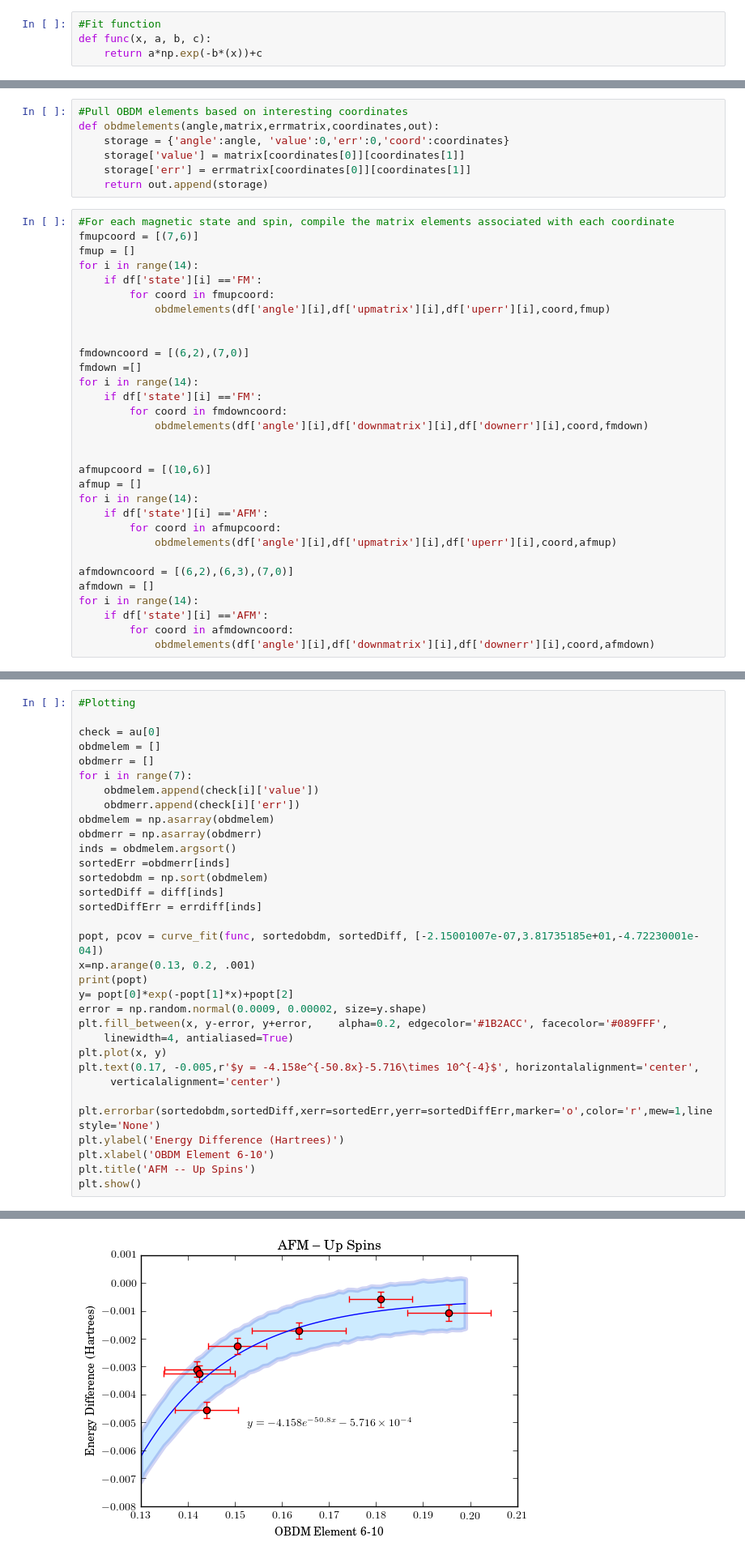
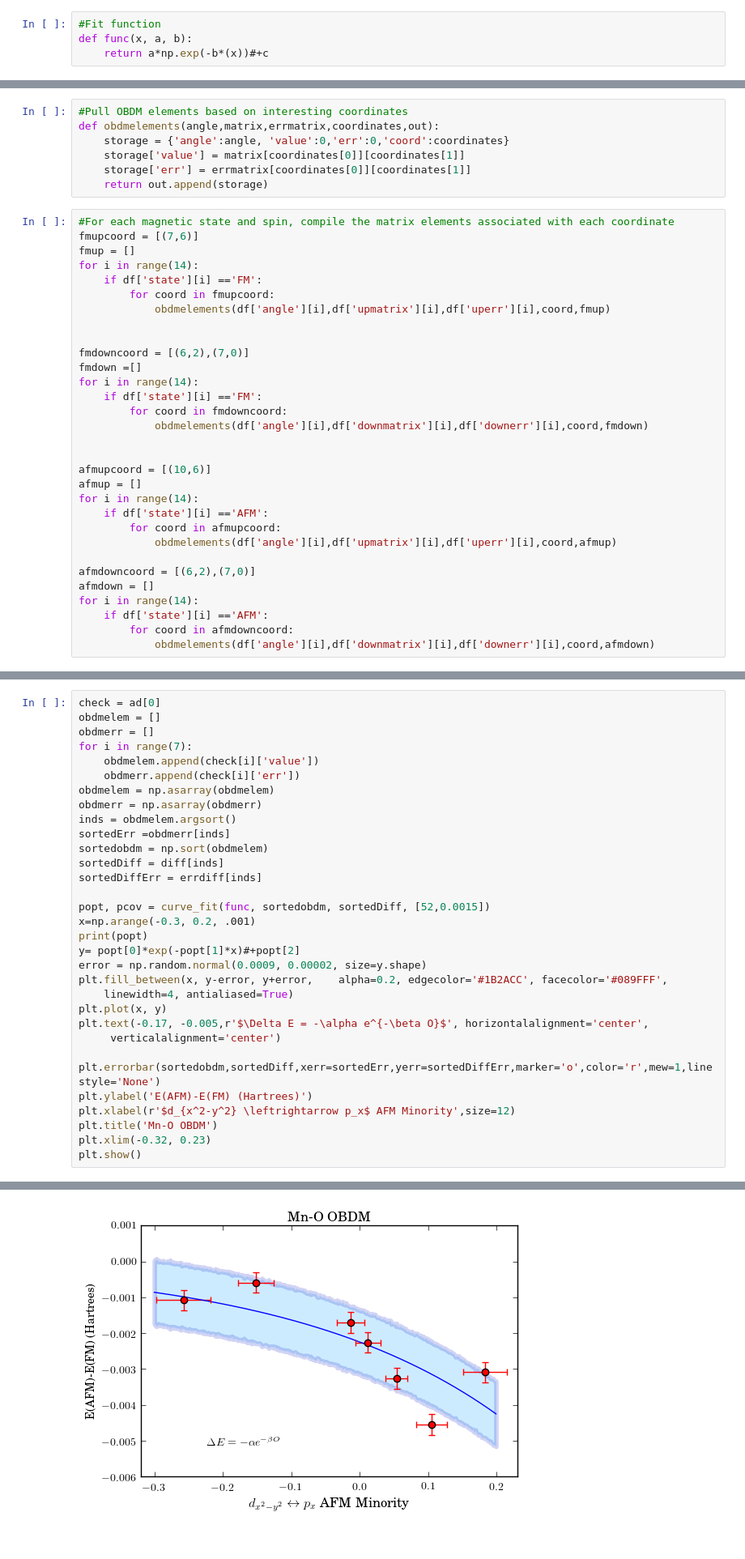
Before and after one commit to WagnerGroup/OriginMagnetism, a Jupyter notebook: Molecules/OBDM/obdmanalysis.ipynb, the cells around one changed output, grey strips where cells are left out. Shown at 81% size. Saved outputs shown, nothing was run; the diff lists cells and outputs as text.

Commit message:
Fits for plots

```diff
--- a/Molecules/OBDM/obdmanalysis.ipynb
+++ b/Molecules/OBDM/obdmanalysis.ipynb
@@ -43,8 +43,8 @@ df=df.sort('angle')
 df.index = range(0,len(df))
 # %%
 #Fit function
-def func(x, a, b, c):
-    return a*np.exp(-b*(x))+c
+def func(x, a, b):
+    return a*np.exp(-b*(x))#+c
 # %%
 #Filter for which matrix elements are of most interest
 def sigelements(matrix,siglist,storage):
@@ -122,7 +122,7 @@ for i in range(14):
         for coord in afmupcoord:
             obdmelements(df['angle'][i],df['upmatrix'][i],df['uperr'][i],coord,afmup)
 
-afmdowncoord = [(6,2),(6,3),(7,0)]
+afmdowncoord = [(6,2),(7,0)]
 afmdown = []
 for i in range(14):
     if df['state'][i] =='AFM':
@@ -150,9 +150,7 @@ fd =[]
 for key,items in itertools.groupby(fmdown,itemgetter('coord')):
     fd.append(list(items))
 # %%
-#Plotting
-
-check = au[0]
+check = ad[0]
 obdmelem = []
 obdmerr = []
 for i in range(7):
@@ -166,20 +164,21 @@ sortedobdm = np.sort(obdmelem)
 sortedDiff = diff[inds]
 sortedDiffErr = errdiff[inds]
 
-popt, pcov = curve_fit(func, sortedobdm, sortedDiff, [-2.15001007e-07,3.81735185e+01,-4.72230001e-04])
-x=np.arange(0.13, 0.2, .001)
+popt, pcov = curve_fit(func, sortedobdm, sortedDiff, [52,0.0015])
+x=np.arange(-0.3, 0.2, .001)
 print(popt)
-y= popt[0]*exp(-popt[1]*x)+popt[2]
+y= popt[0]*exp(-popt[1]*x)#+popt[2]
 error = np.random.normal(0.0009, 0.00002, size=y.shape)
 plt.fill_between(x, y-error, y+error,    alpha=0.2, edgecolor='#1B2ACC', facecolor='#089FFF',
     linewidth=4, antialiased=True)
 plt.plot(x, y)
-plt.text(0.17, -0.005,r'$y = -4.158e^{-50.8x}-5.716\times 10^{-4}$', horizontalalignment='center',
+plt.text(-0.17, -0.005,r'$\Delta E = -\alpha e^{-\beta O}$', horizontalalignment='center',
      verticalalignment='center')
 
 plt.errorbar(sortedobdm,sortedDiff,xerr=sortedErr,yerr=sortedDiffErr,marker='o',color='r',mew=1,linestyle='None')
-plt.ylabel('Energy Difference (Hartrees)')
-plt.xlabel('OBDM Element 6-10')
-plt.title('AFM -- Up Spins')
+plt.ylabel('E(AFM)-E(FM) (Hartrees)')
+plt.xlabel(r'$d_{x^2-y^2} \leftrightarrow p_x$ AFM Minority',size=12)
+plt.title('Mn-O OBDM')
+plt.xlim(-0.32, 0.23)
 plt.show()
 # %% [output]
@@ -187 +186 @@ plt.show()
-[figure, old version]
+[figure, new version]
```
Also changed, not shown: parts of 5 cells of this notebook.
